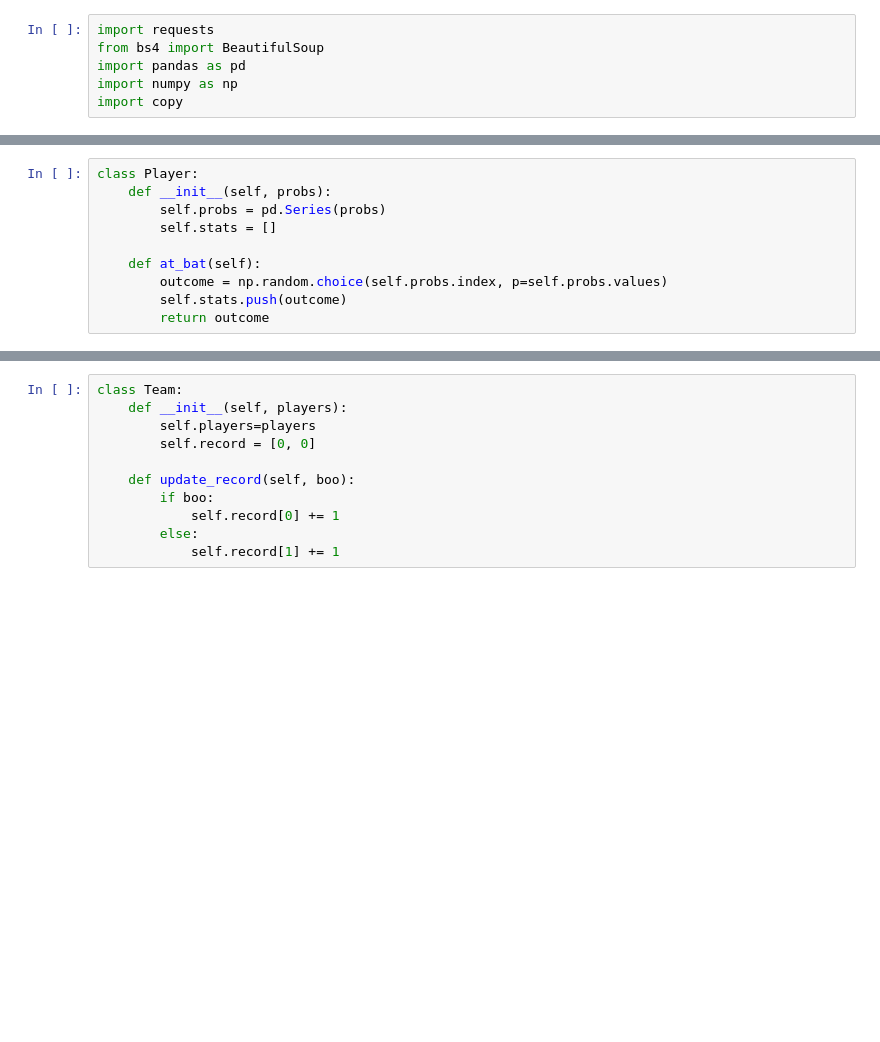
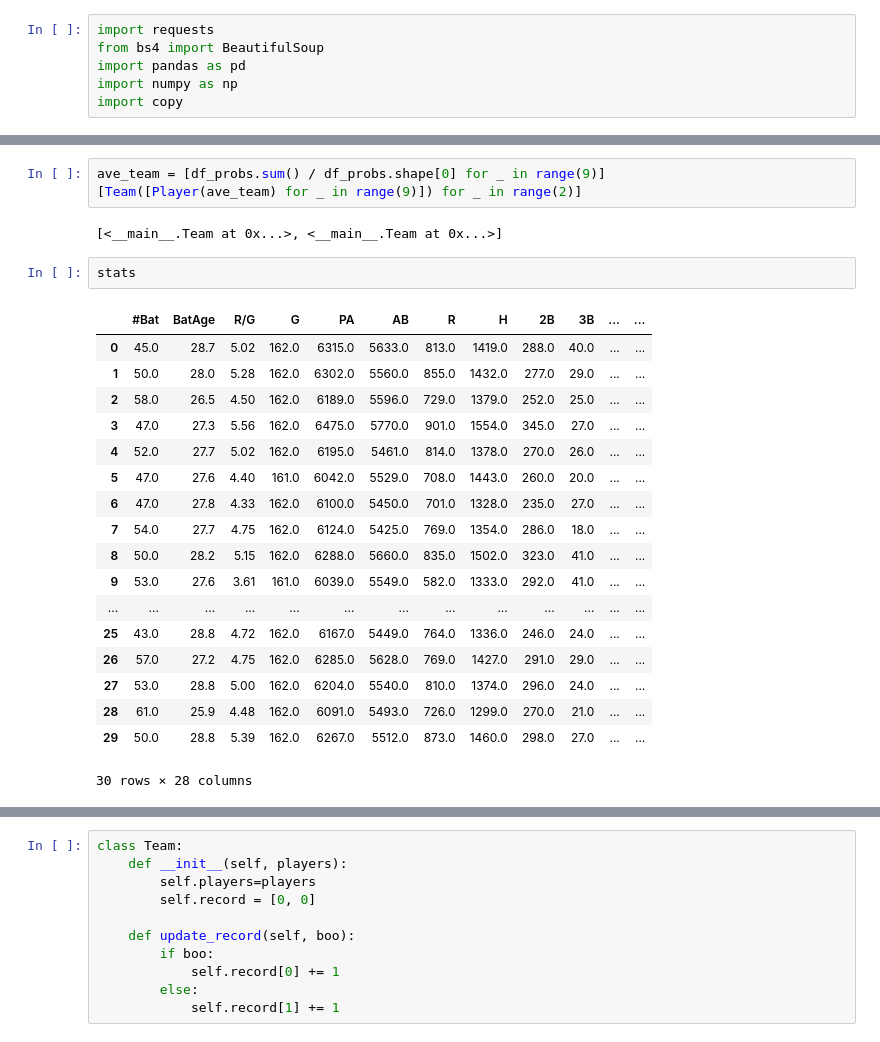
Before and after one commit to djoverbeatz29/baseball-simulator, a Jupyter notebook: Baseball Sim Stuff.ipynb, the cells around one changed output, grey strips where cells are left out. Saved outputs shown, nothing was run; the diff lists cells and outputs as text; blank space fills up the shorter version.

```diff
--- a/Baseball Sim Stuff.ipynb
+++ b/Baseball Sim Stuff.ipynb
@@ -39,13 +41,29 @@ Try using .loc[row_indexer,col_indexer] = value instead
 
 See the caveats in the documentation: http://pandas.pydata.org/pandas-docs/stable/indexing.html#indexing-view-versus-copy
   from ipykernel import kernelapp as app
-# %%
-class Player:
-    def __init__(self, probs):
-        self.probs = pd.Series(probs)
-        self.stats = []
-
-    def at_bat(self):
-        outcome = np.random.choice(self.probs.index, p=self.probs.values)
-        self.stats.push(outcome)
-        return outcome
+# %%
+ave_team = [df_probs.sum() / df_probs.shape[0] for _ in range(9)]
+[Team([Player(ave_team) for _ in range(9)]) for _ in range(2)]
+# %% [output]
+[<__main__.Team at 0x...>, <__main__.Team at 0x...>]
+# %%
+stats
+# %% [output]
+|  | #Bat | BatAge | R/G | G | PA | AB | R | H | 2B | 3B | ... | ... |
+| 0 | 45.0 | 28.7 | 5.02 | 162.0 | 6315.0 | 5633.0 | 813.0 | 1419.0 | 288.0 | 40.0 | ... | ... |
+| 1 | 50.0 | 28.0 | 5.28 | 162.0 | 6302.0 | 5560.0 | 855.0 | 1432.0 | 277.0 | 29.0 | ... | ... |
+| 2 | 58.0 | 26.5 | 4.50 | 162.0 | 6189.0 | 5596.0 | 729.0 | 1379.0 | 252.0 | 25.0 | ... | ... |
+| 3 | 47.0 | 27.3 | 5.56 | 162.0 | 6475.0 | 5770.0 | 901.0 | 1554.0 | 345.0 | 27.0 | ... | ... |
+| 4 | 52.0 | 27.7 | 5.02 | 162.0 | 6195.0 | 5461.0 | 814.0 | 1378.0 | 270.0 | 26.0 | ... | ... |
+| 5 | 47.0 | 27.6 | 4.40 | 161.0 | 6042.0 | 5529.0 | 708.0 | 1443.0 | 260.0 | 20.0 | ... | ... |
+| 6 | 47.0 | 27.8 | 4.33 | 162.0 | 6100.0 | 5450.0 | 701.0 | 1328.0 | 235.0 | 27.0 | ... | ... |
+| 7 | 54.0 | 27.7 | 4.75 | 162.0 | 6124.0 | 5425.0 | 769.0 | 1354.0 | 286.0 | 18.0 | ... | ... |
+| 8 | 50.0 | 28.2 | 5.15 | 162.0 | 6288.0 | 5660.0 | 835.0 | 1502.0 | 323.0 | 41.0 | ... | ... |
+| 9 | 53.0 | 27.6 | 3.61 | 161.0 | 6039.0 | 5549.0 | 582.0 | 1333.0 | 292.0 | 41.0 | ... | ... |
+| ... | ... | ... | ... | ... | ... | ... | ... | ... | ... | ... | ... | ... |
+| 25 | 43.0 | 28.8 | 4.72 | 162.0 | 6167.0 | 5449.0 | 764.0 | 1336.0 | 246.0 | 24.0 | ... | ... |
+| 26 | 57.0 | 27.2 | 4.75 | 162.0 | 6285.0 | 5628.0 | 769.0 | 1427.0 | 291.0 | 29.0 | ... | ... |
+| 27 | 53.0 | 28.8 | 5.00 | 162.0 | 6204.0 | 5540.0 | 810.0 | 1374.0 | 296.0 | 24.0 | ... | ... |
+| 28 | 61.0 | 25.9 | 4.48 | 162.0 | 6091.0 | 5493.0 | 726.0 | 1299.0 | 270.0 | 21.0 | ... | ... |
+| 29 | 50.0 | 28.8 | 5.39 | 162.0 | 6267.0 | 5512.0 | 873.0 | 1460.0 | 298.0 | 27.0 | ... | ... |
+30 rows × 28 columns
```
Also changed, not shown: parts of 14 cells of this notebook, 2 other files.
